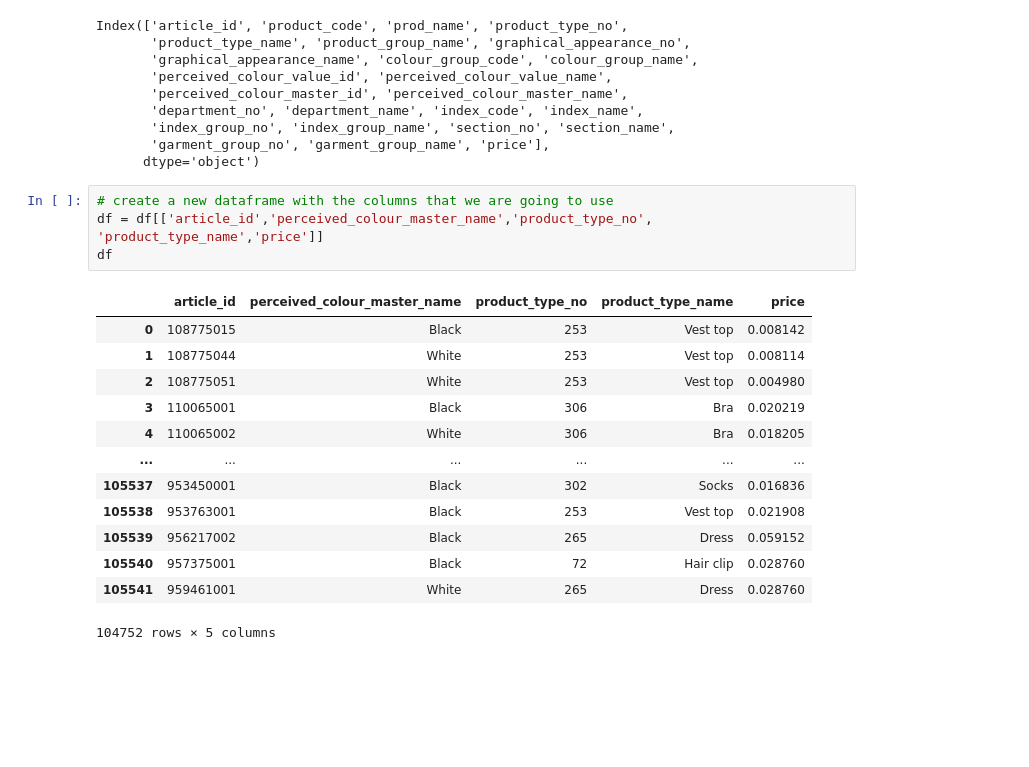
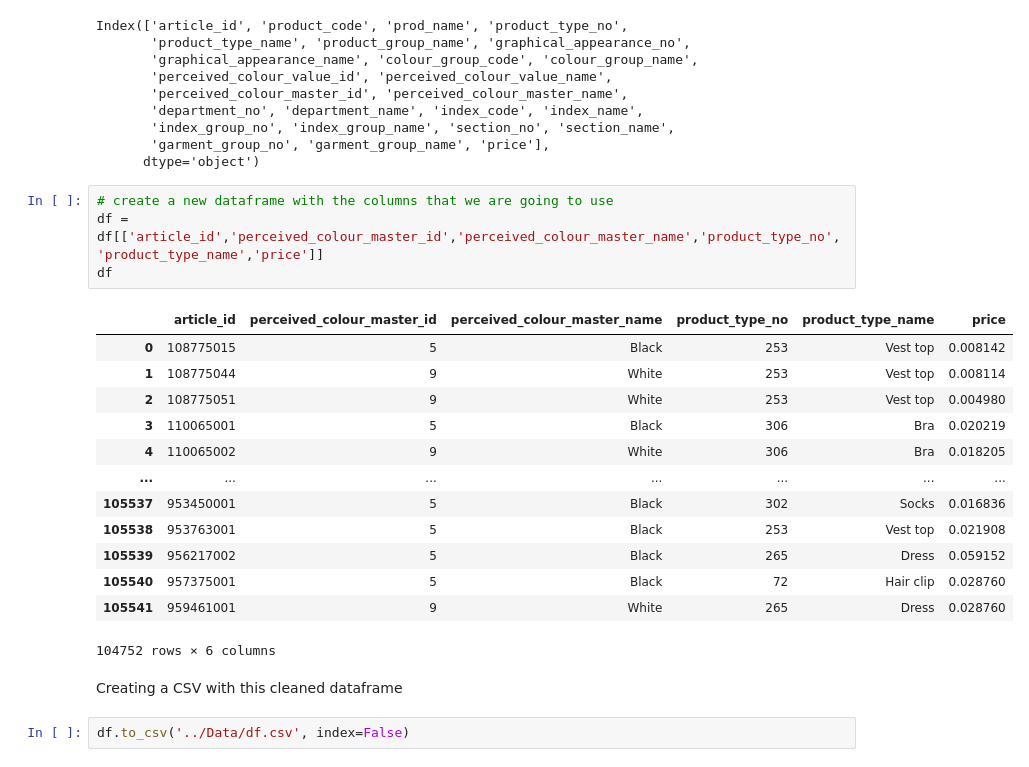
Before and after one commit to DaniCoco31/hm-fashion-recomendations, a Jupyter notebook: Notebooks/1. data_cleaning.ipynb, the cells around one changed output. Cells and saved outputs as stored; diff of their text form; blank space fills up the shorter version.

```diff
--- a/Notebooks/1. data_cleaning.ipynb
+++ b/Notebooks/1. data_cleaning.ipynb
@@ -379,19 +377,23 @@ Index(['article_id', 'product_code', 'prod_name', 'product_type_no',
       dtype='object')
 # %%
 # create a new dataframe with the columns that we are going to use
-df = df[['article_id','perceived_colour_master_name','product_type_no', 'product_type_name','price']]
+df = df[['article_id','perceived_colour_master_id','perceived_colour_master_name','product_type_no', 'product_type_name','price']]
 df
 # %% [output]
-|  | article_id | perceived_colour_master_name | product_type_no | product_type_name | price |
-| 0 | 108775015 | Black | 253 | Vest top | 0.008142 |
-| 1 | 108775044 | White | 253 | Vest top | 0.008114 |
-| 2 | 108775051 | White | 253 | Vest top | 0.004980 |
-| 3 | 110065001 | Black | 306 | Bra | 0.020219 |
-| 4 | 110065002 | White | 306 | Bra | 0.018205 |
-| ... | ... | ... | ... | ... | ... |
-| 105537 | 953450001 | Black | 302 | Socks | 0.016836 |
-| 105538 | 953763001 | Black | 253 | Vest top | 0.021908 |
-| 105539 | 956217002 | Black | 265 | Dress | 0.059152 |
-| 105540 | 957375001 | Black | 72 | Hair clip | 0.028760 |
-| 105541 | 959461001 | White | 265 | Dress | 0.028760 |
+|  | article_id | perceived_colour_master_id | perceived_colour_master_name | product_type_no | product_type_name | price |
+| 0 | 108775015 | 5 | Black | 253 | Vest top | 0.008142 |
+| 1 | 108775044 | 9 | White | 253 | Vest top | 0.008114 |
+| 2 | 108775051 | 9 | White | 253 | Vest top | 0.004980 |
+| 3 | 110065001 | 5 | Black | 306 | Bra | 0.020219 |
+| 4 | 110065002 | 9 | White | 306 | Bra | 0.018205 |
+| ... | ... | ... | ... | ... | ... | ... |
+| 105537 | 953450001 | 5 | Black | 302 | Socks | 0.016836 |
+| 105538 | 953763001 | 5 | Black | 253 | Vest top | 0.021908 |
+| 105539 | 956217002 | 5 | Black | 265 | Dress | 0.059152 |
+| 105540 | 957375001 | 5 | Black | 72 | Hair clip | 0.028760 |
+| 105541 | 959461001 | 9 | White | 265 | Dress | 0.028760 |
-104752 rows × 5 columns
+104752 rows × 6 columns
+# %% [markdown]
+Creating a CSV with this cleaned dataframe
+# %%
+df.to_csv('../Data/df.csv', index=False)
```
Also changed, not shown: parts of 1 cell of this notebook, 1 other file.
